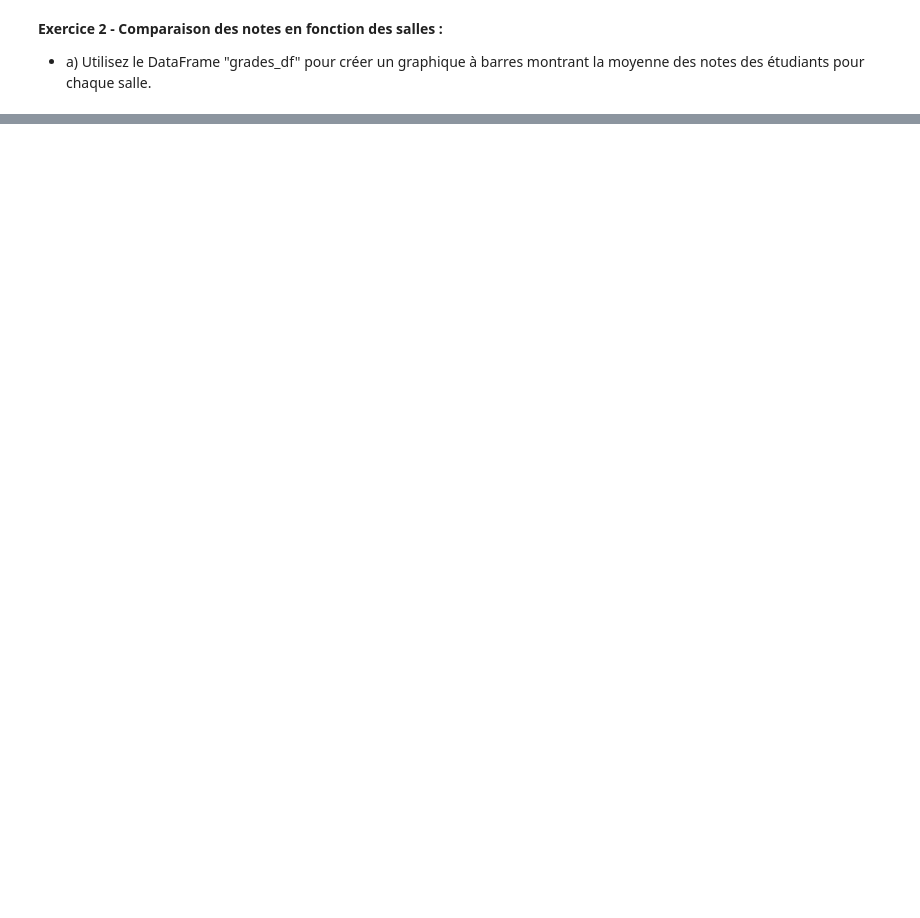
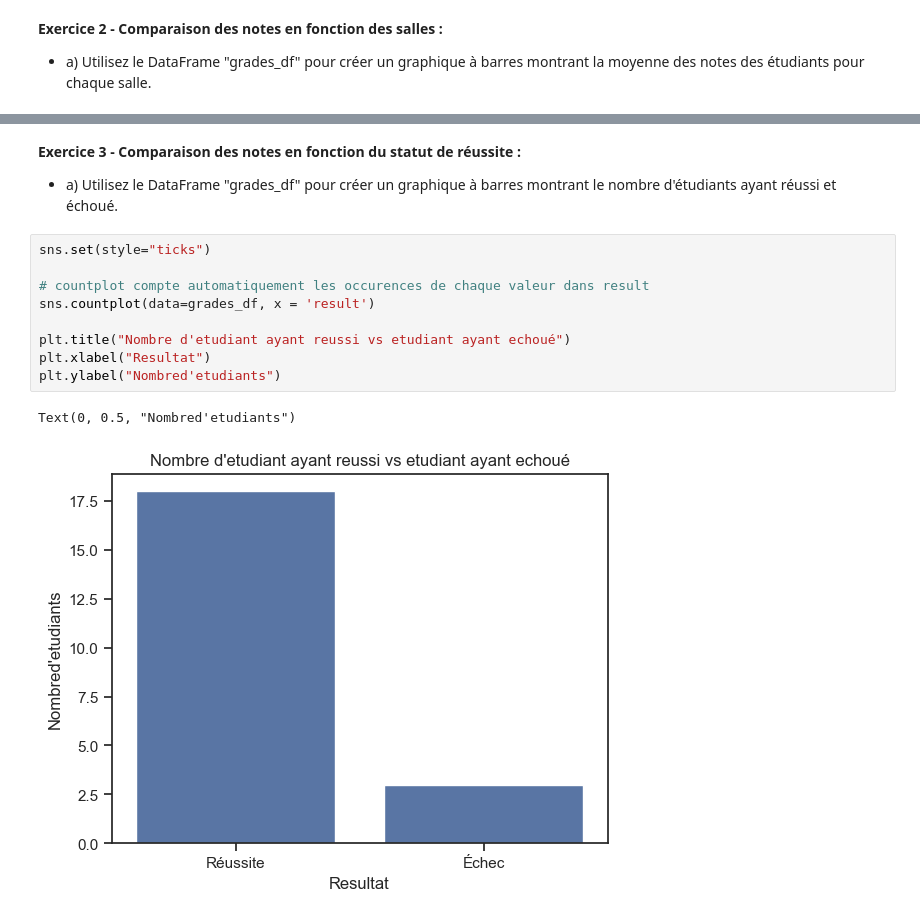
Before and after one commit to timdazayous/InitiationPython, a Jupyter notebook: Seaborn.ipynb, the cells around one changed output, grey strips where cells are left out. Drawn from its saved outputs; the diff is of its cells as text; blank space fills up the shorter version.

```diff
--- a/Seaborn.ipynb
+++ b/Seaborn.ipynb
@@ -108,0 +70,15 @@ plt.show()
+# %% [markdown]
+**Exercice 3 - Comparaison des notes en fonction du statut de réussite :**
+* a) Utilisez le DataFrame "grades_df" pour créer un graphique à barres montrant le nombre d'étudiants ayant réussi et échoué.
+# %%
+sns.set(style="ticks")
+
+# countplot compte automatiquement les occurences de chaque valeur dans result
+sns.countplot(data=grades_df, x = 'result')
+
+plt.title("Nombre d'etudiant ayant reussi vs etudiant ayant echoué")
+plt.xlabel("Resultat")
+plt.ylabel("Nombred'etudiants")
+# %% [output]
+Text(0, 0.5, "Nombred'etudiants")
+[figure, added]
```
Also changed, not shown: parts of 4 cells of this notebook.
